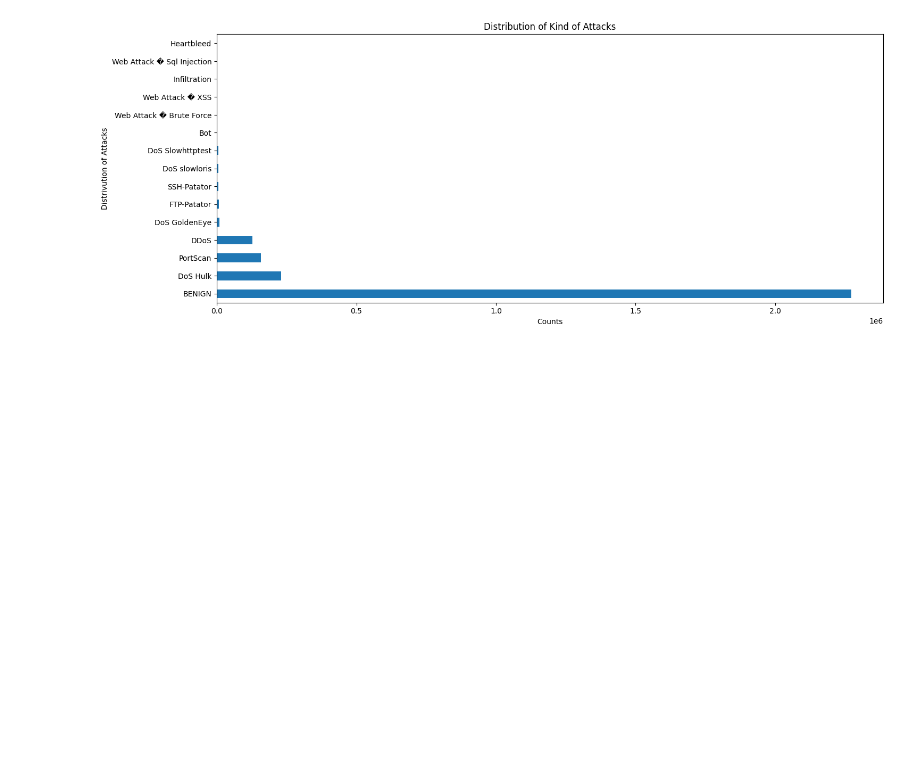
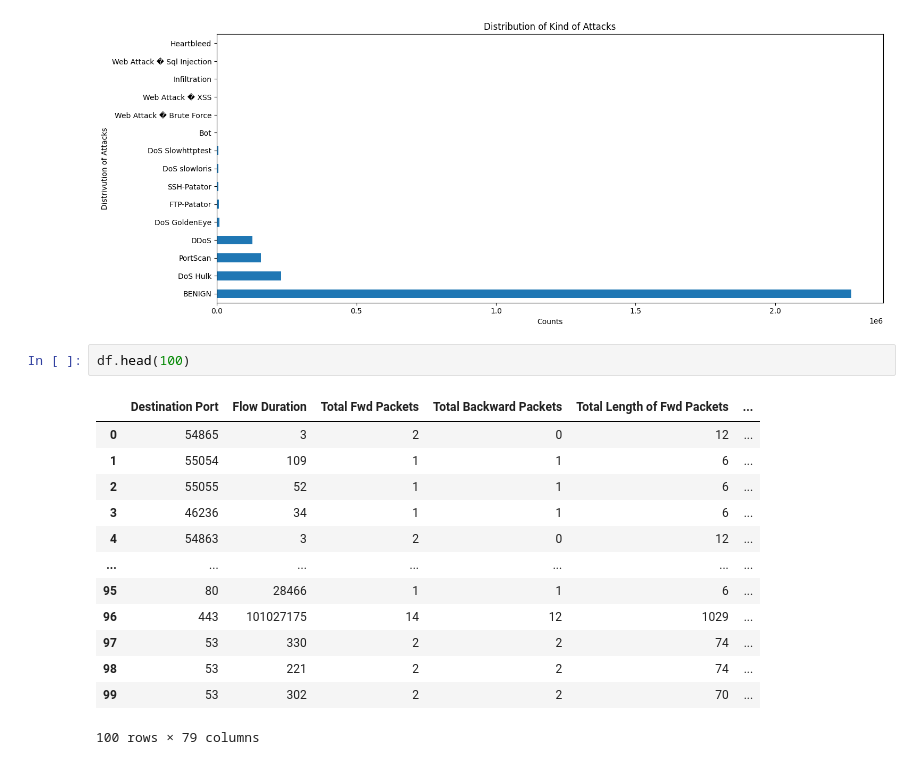
Before and after one commit to MasrafiSiam/NIDS-Drafting, a Jupyter notebook: training.ipynb, the cells around one changed output. Drawn from its saved outputs; the diff is of its cells as text; blank space fills up the shorter version.

```diff
--- a/training.ipynb
+++ b/training.ipynb
@@ -86,3 +86,19 @@ plt.tight_layout()
 plt.show()
 # %% [output]
 [figure]
+# %%
+df.head(100)
+# %% [output]
+|  | Destination Port | Flow Duration | Total Fwd Packets | Total Backward Packets | Total Length of Fwd Packets | ... |
+| 0 | 54865 | 3 | 2 | 0 | 12 | ... |
+| 1 | 55054 | 109 | 1 | 1 | 6 | ... |
+| 2 | 55055 | 52 | 1 | 1 | 6 | ... |
+| 3 | 46236 | 34 | 1 | 1 | 6 | ... |
+| 4 | 54863 | 3 | 2 | 0 | 12 | ... |
+| ... | ... | ... | ... | ... | ... | ... |
+| 95 | 80 | 28466 | 1 | 1 | 6 | ... |
+| 96 | 443 | 101027175 | 14 | 12 | 1029 | ... |
+| 97 | 53 | 330 | 2 | 2 | 74 | ... |
+| 98 | 53 | 221 | 2 | 2 | 74 | ... |
+| 99 | 53 | 302 | 2 | 2 | 70 | ... |
+100 rows × 79 columns
```
Also changed, not shown: parts of 7 cells of this notebook, 2 other files.
